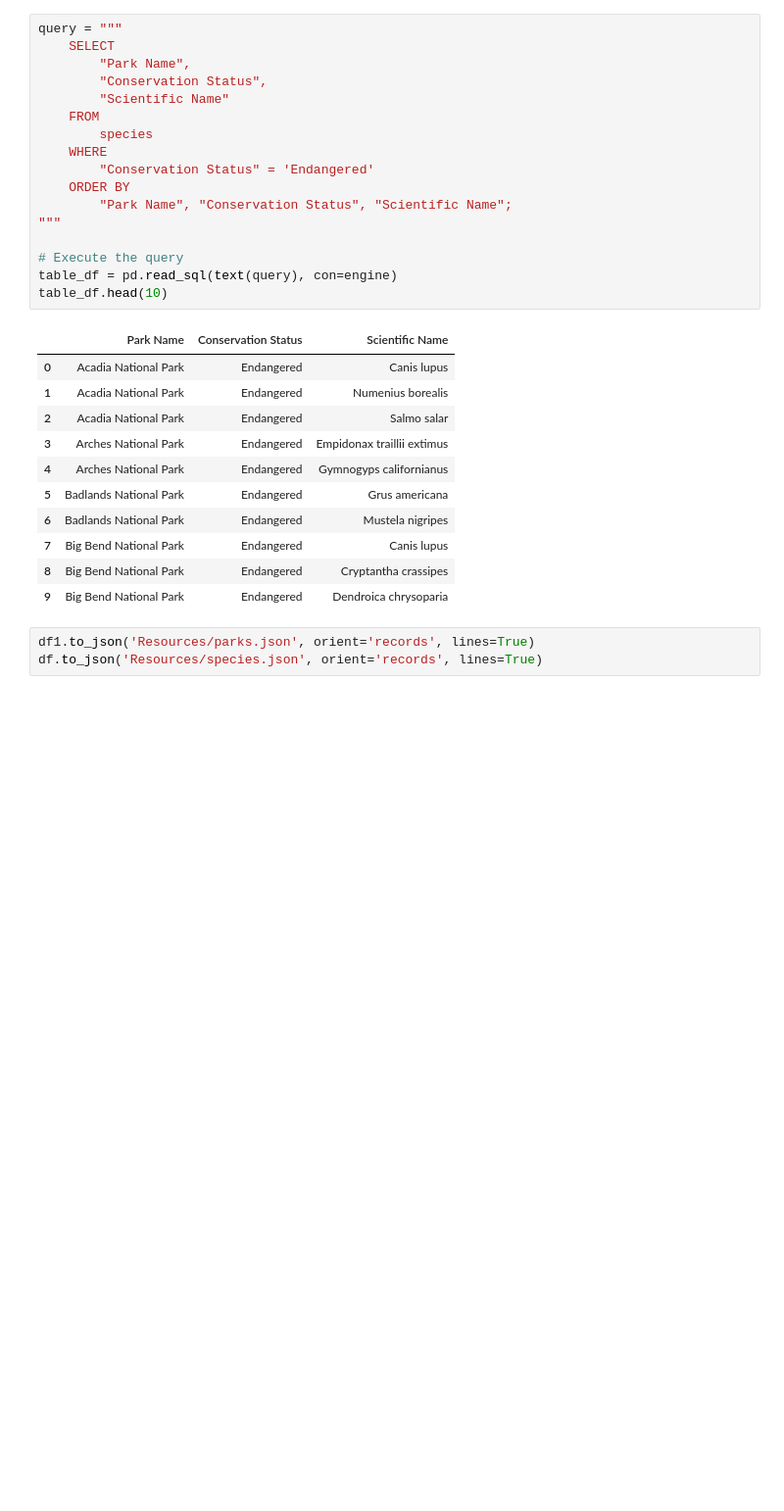
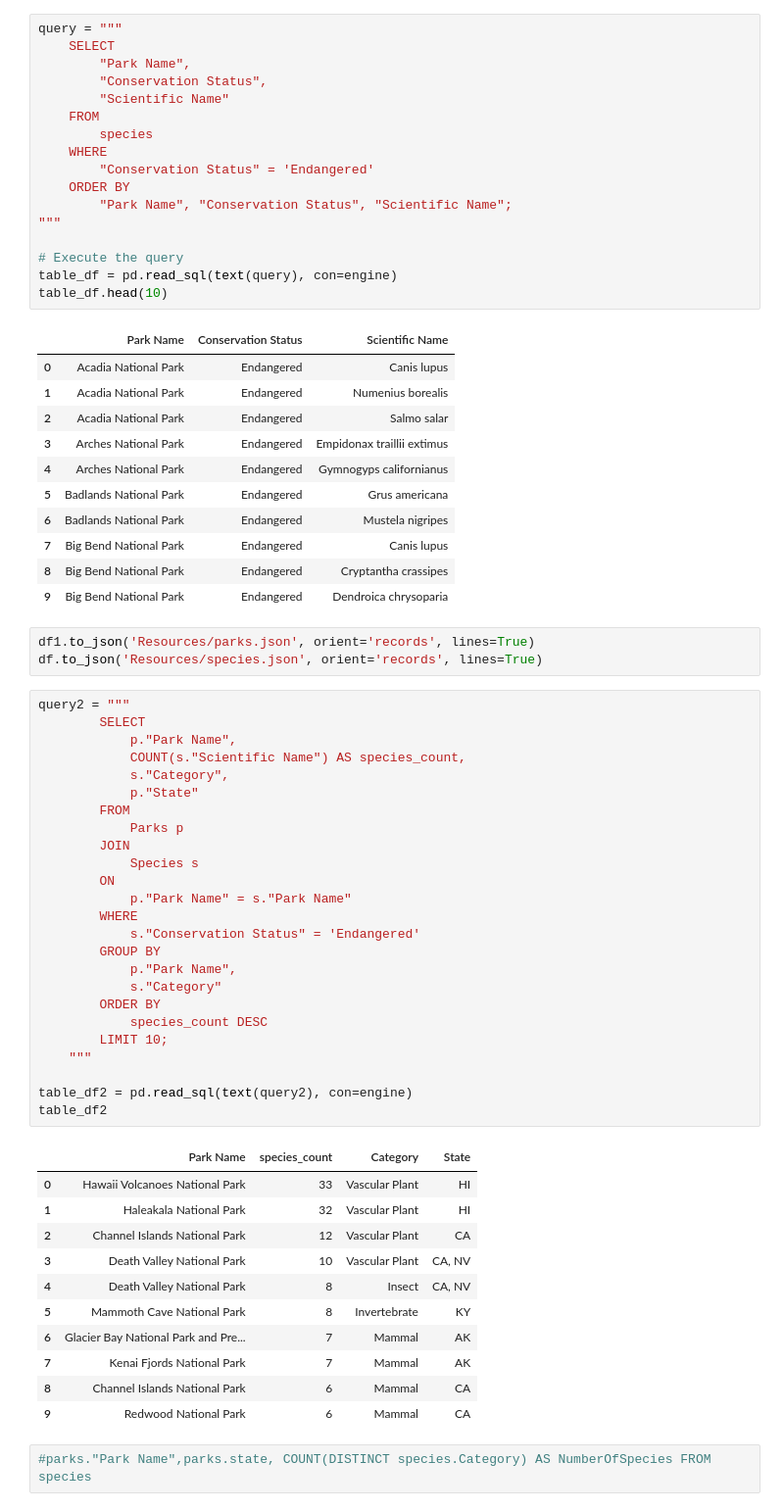
Before and after one commit to gabrielaza22/project-3-group-01, a Jupyter notebook: Data_engineering_eda/Create_SQLite_national_parks.ipynb, the cells around one changed output. Shown at 98% size. Drawn from its saved outputs; the diff is of its cells as text; blank space fills up the shorter version.

```diff
--- a/Data_engineering_eda/Create_SQLite_national_parks.ipynb
+++ b/Data_engineering_eda/Create_SQLite_national_parks.ipynb
@@ -112,3 +112,42 @@ table_df.head(10)
 # %%
 df1.to_json('Resources/parks.json', orient='records', lines=True)
 df.to_json('Resources/species.json', orient='records', lines=True)
+# %%
+query2 = """
+        SELECT
+            p."Park Name",
+            COUNT(s."Scientific Name") AS species_count,
+            s."Category",
+            p."State"
+        FROM
+            Parks p
+        JOIN
+            Species s
+        ON
+            p."Park Name" = s."Park Name"
+        WHERE
+            s."Conservation Status" = 'Endangered'
+        GROUP BY
+            p."Park Name",
+            s."Category"
+        ORDER BY
+            species_count DESC
+        LIMIT 10;
+    """
+
+table_df2 = pd.read_sql(text(query2), con=engine)
+table_df2
+# %% [output]
+|  | Park Name | species_count | Category | State |
+| 0 | Hawaii Volcanoes National Park | 33 | Vascular Plant | HI |
+| 1 | Haleakala National Park | 32 | Vascular Plant | HI |
+| 2 | Channel Islands National Park | 12 | Vascular Plant | CA |
+| 3 | Death Valley National Park | 10 | Vascular Plant | CA, NV |
+| 4 | Death Valley National Park | 8 | Insect | CA, NV |
+| 5 | Mammoth Cave National Park | 8 | Invertebrate | KY |
+| 6 | Glacier Bay National Park and Pre... | 7 | Mammal | AK |
+| 7 | Kenai Fjords National Park | 7 | Mammal | AK |
+| 8 | Channel Islands National Park | 6 | Mammal | CA |
+| 9 | Redwood National Park | 6 | Mammal | CA |
+# %%
+#parks."Park Name",parks.state, COUNT(DISTINCT species.Category) AS NumberOfSpecies FROM species
```
Also changed, not shown: parts of 3 cells of this notebook, 17 other files.
